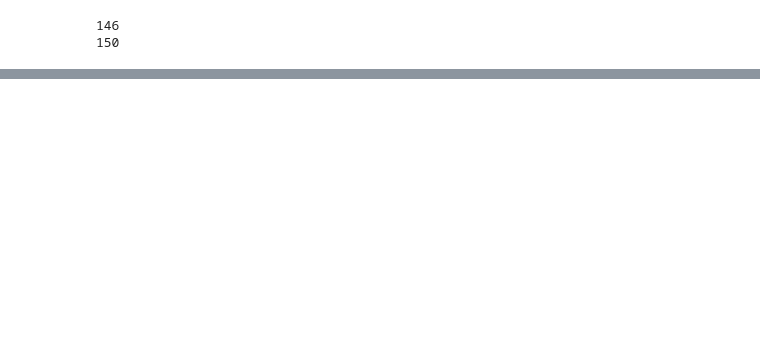
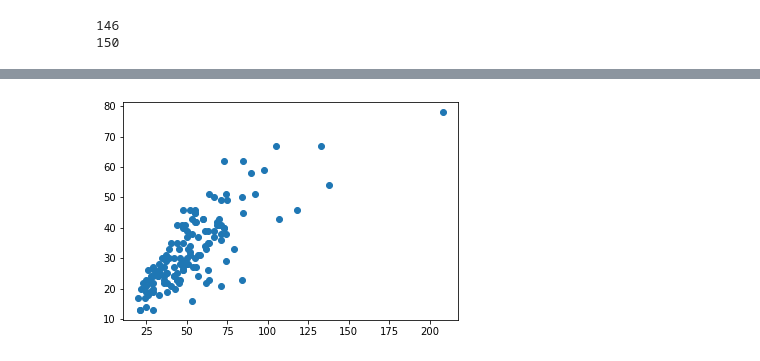
Before and after one commit to projectyotta/sid-sriram-analysis, a Jupyter notebook: sid_sriram_analysis.ipynb, the cells around one changed output, grey strips where cells are left out. Saved outputs shown, nothing was run; the diff lists cells and outputs as text; code cells hidden in the pictures; blank space fills up the shorter version.

```diff
--- a/sid_sriram_analysis.ipynb
+++ b/sid_sriram_analysis.ipynb
@@ -175,0 +220,7 @@ Name: lexical_richness, dtype: float64
+# %%
+import numpy as np
+import matplotlib.pyplot as plt
+plt.scatter(merged['original_line_count'] ,merged['unique_line_count'] )
+plt.show()
+# %% [output]
+[figure, added]
```
Also changed, not shown: parts of 23 cells of this notebook, 1 other file.
